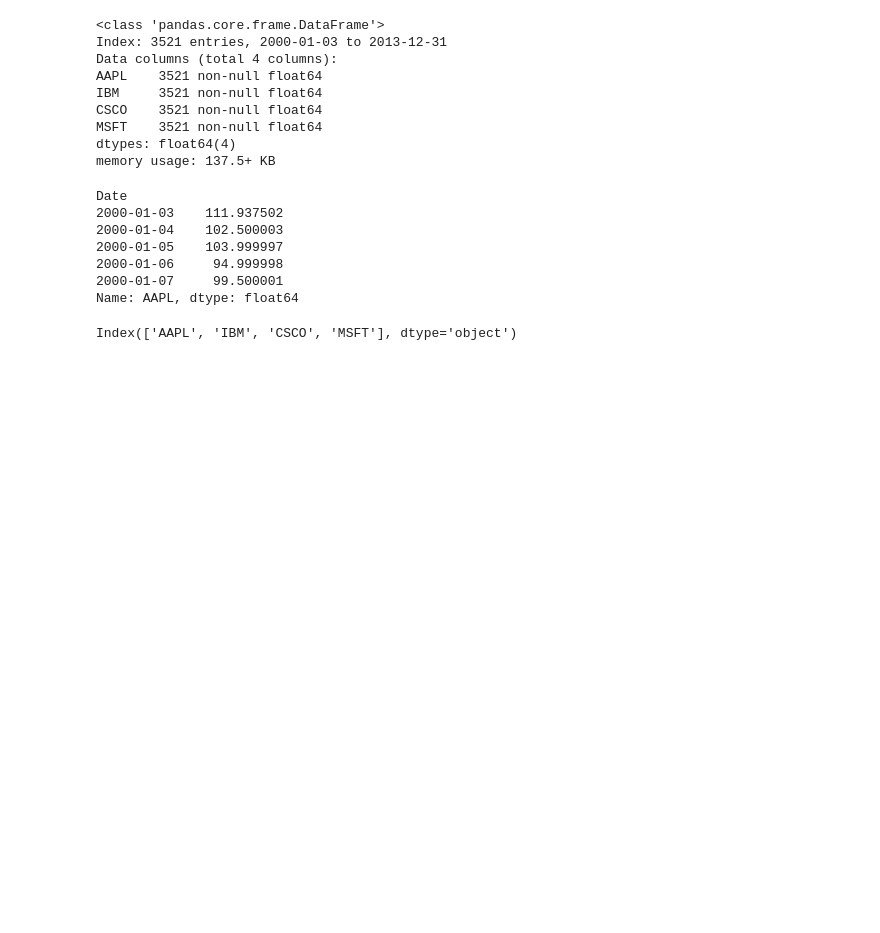
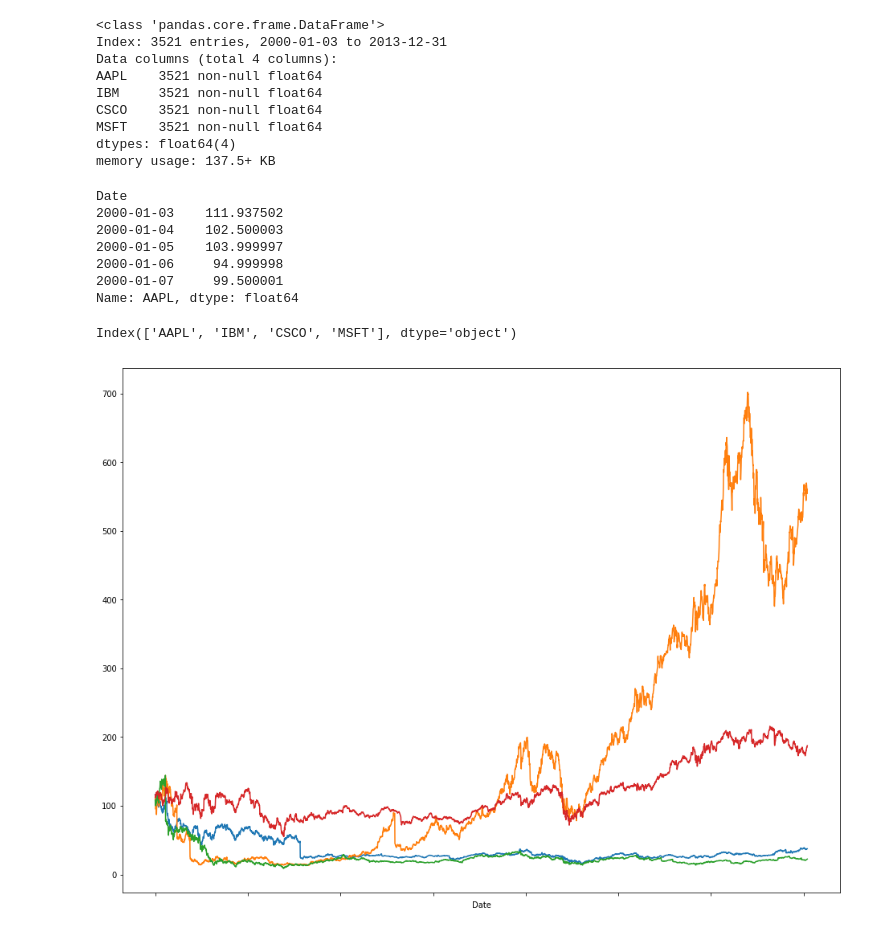
Before and after one commit to bme3412/bme3412, a Jupyter notebook: Tech stock data 2000-2013.ipynb, the cells around one changed output. Drawn from its saved outputs; the diff is of its cells as text; code cells hidden in the pictures; blank space fills up the shorter version.

```diff
--- a/Tech stock data 2000-2013.ipynb
+++ b/Tech stock data 2000-2013.ipynb
@@ -64,3 +64,12 @@ Name: AAPL, dtype: float64
 stock_df.columns
 # %% [output]
 Index(['AAPL', 'IBM', 'CSCO', 'MSFT'], dtype='object')
+# %%
+stock_df['MSFT'].plot(label="MSFT", figsize=(16,12))
+stock_df['AAPL'].plot(label="AAPL",figsize=(16,12))
+stock_df['CSCO'].plot(label="CSCO", figsize=(16,12))
+stock_df['IBM'].plot(label="IBM",figsize=(16,12))
+plt.legend
+plt.show()
+# %% [output]
+[figure, added]
```
